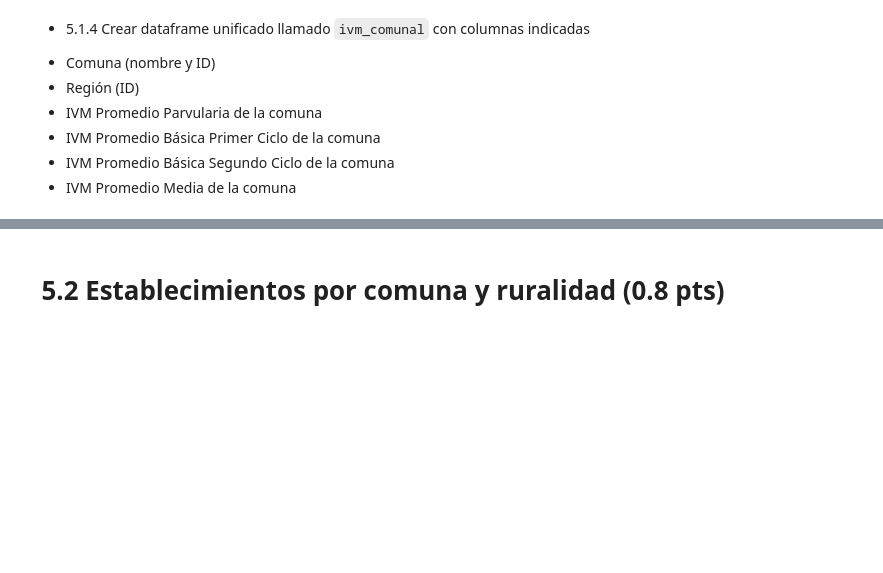
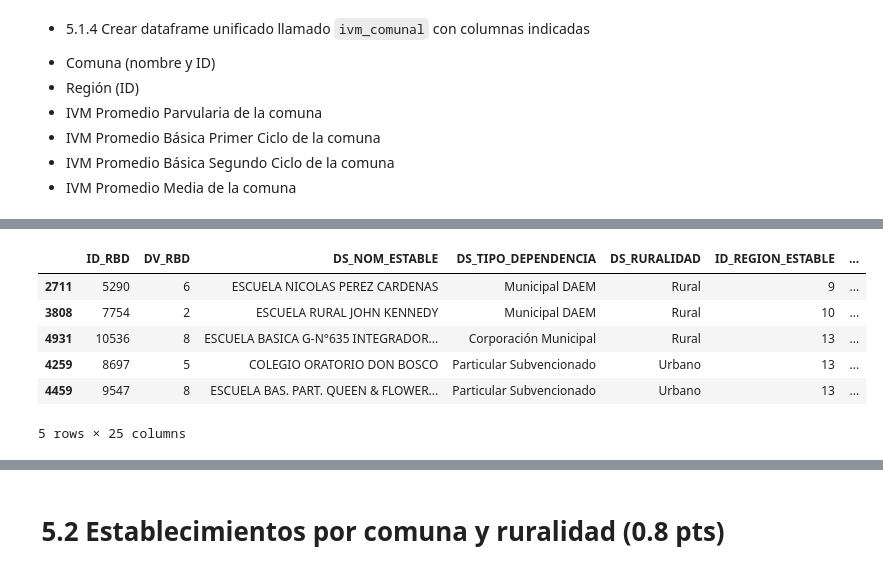
Before and after one commit to aaronpisaa/IMT2200-AARON-PINO, a Jupyter notebook: tareas/tarea 03/Respuesta.ipynb, the cells around one changed output, grey strips where cells are left out. Cells and saved outputs as stored; diff of their text form; code cells hidden in the pictures; blank space fills up the shorter version.

```diff
--- a/tareas/tarea 03/Respuesta.ipynb
+++ b/tareas/tarea 03/Respuesta.ipynb
@@ -1527,0 +1539,11 @@ promedio_M.sample(15)
+# %%
+df1 = df1.merge(promedio_1, on='DS_COMUNA_ESTABLE', how='left')
+df1.sample(5)
+# %% [output]
+|  | ID_RBD | DV_RBD | DS_NOM_ESTABLE | DS_TIPO_DEPENDENCIA | DS_RURALIDAD | ID_REGION_ESTABLE | ... |
+| 2711 | 5290 | 6 | ESCUELA NICOLAS PEREZ CARDENAS | Municipal DAEM | Rural | 9 | ... |
+| 3808 | 7754 | 2 | ESCUELA RURAL JOHN KENNEDY | Municipal DAEM | Rural | 10 | ... |
+| 4931 | 10536 | 8 | ESCUELA BASICA G-N°635 INTEGRADOR... | Corporación Municipal | Rural | 13 | ... |
+| 4259 | 8697 | 5 | COLEGIO ORATORIO DON BOSCO | Particular Subvencionado | Urbano | 13 | ... |
+| 4459 | 9547 | 8 | ESCUELA BAS. PART. QUEEN & FLOWER... | Particular Subvencionado | Urbano | 13 | ... |
+5 rows × 25 columns
```
Also changed, not shown: parts of 3 cells of this notebook.
